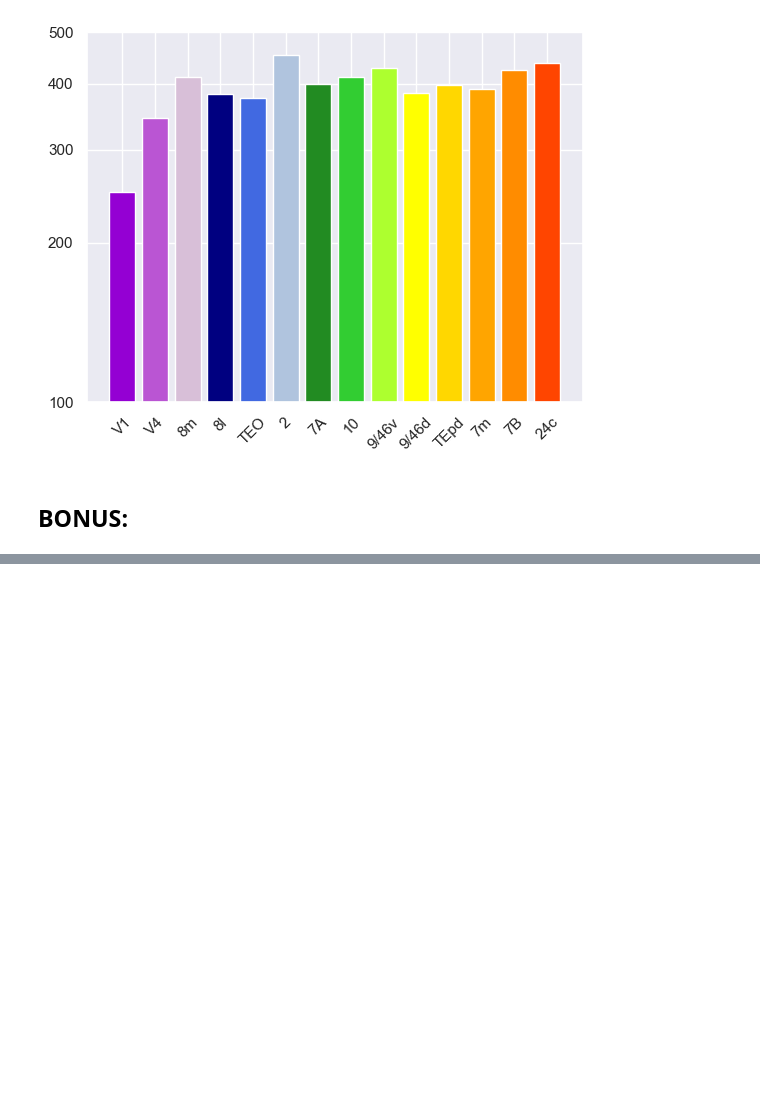
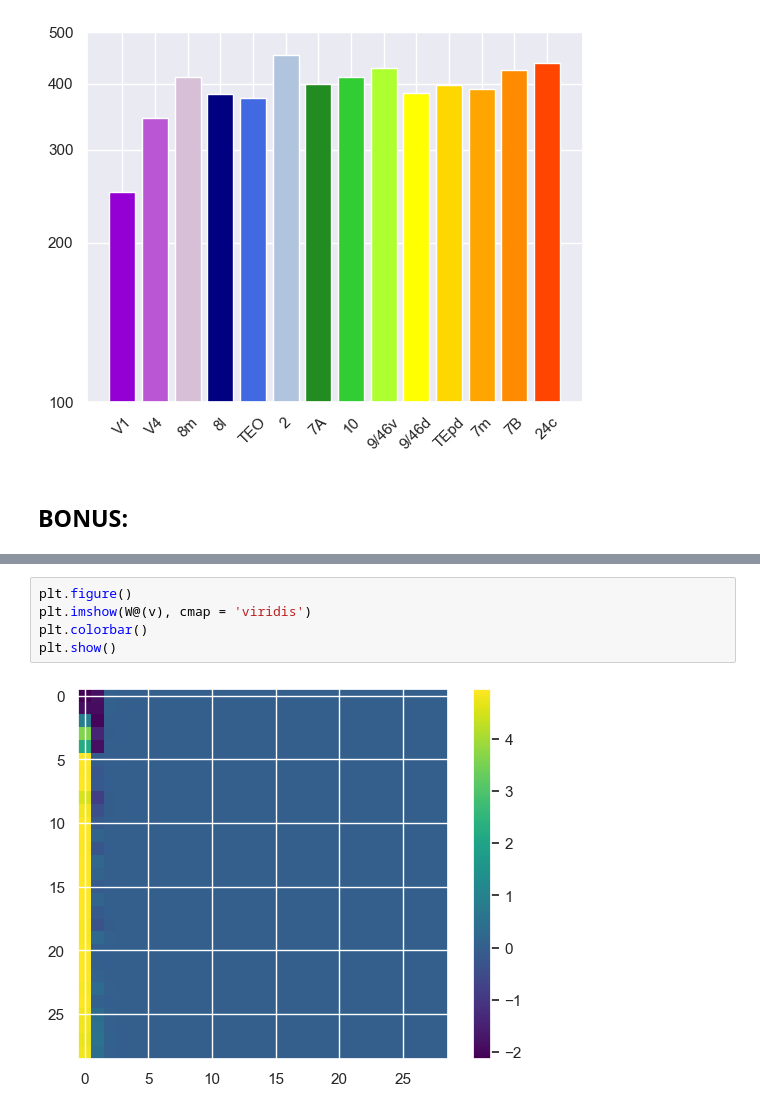
Before and after one commit to mindemory/compneuro22, a Jupyter notebook: Homework 9.ipynb, the cells around one changed output, grey strips where cells are left out. Saved outputs shown, nothing was run; the diff lists cells and outputs as text; blank space fills up the shorter version.

```diff
--- a/Homework 9.ipynb
+++ b/Homework 9.ipynb
@@ -88,0 +139,7 @@ plt.plot(control.tc, -1*L.real, 'ro-')
+# %%
+plt.figure()
+plt.imshow(W@(v), cmap = 'viridis')
+plt.colorbar()
+plt.show()
+# %% [output]
+[figure, added]
```
Also changed, not shown: parts of 6 cells of this notebook, 1 other file.
